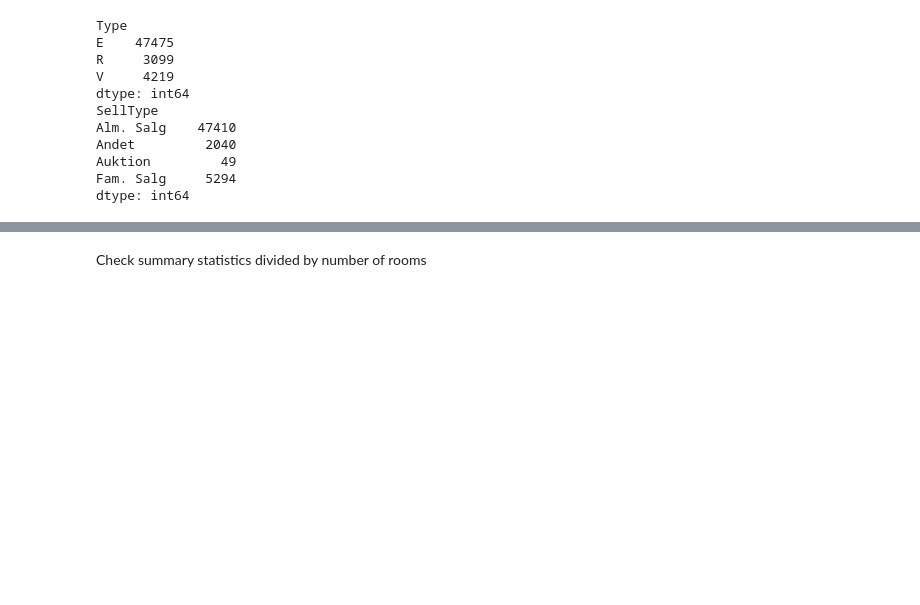
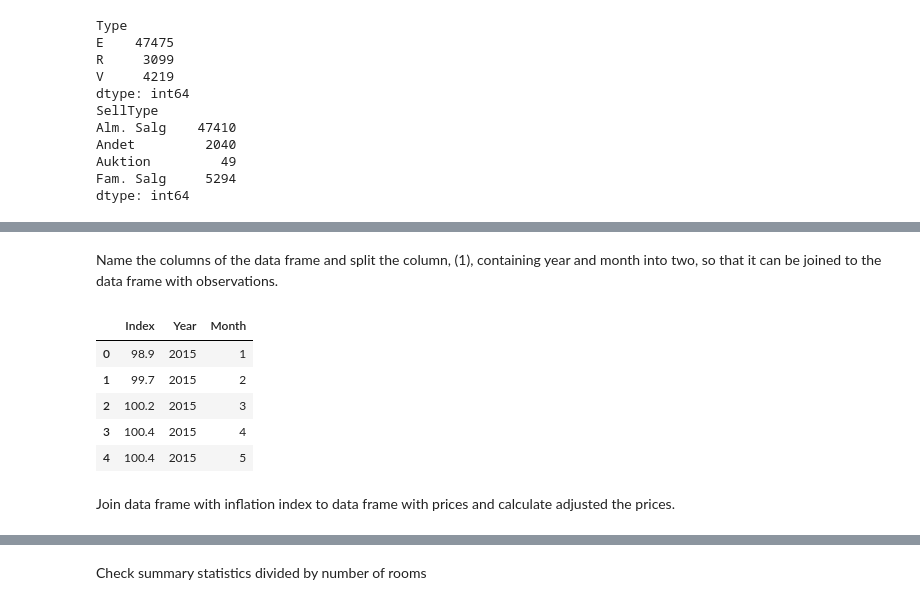
Before and after one commit to MartinJHallberg/BoligaData, a Jupyter notebook: BoligaAnalysis.ipynb, the cells around one changed output, grey strips where cells are left out. Cells and saved outputs as stored; diff of their text form; code cells hidden in the pictures; blank space fills up the shorter version.

```diff
--- a/BoligaAnalysis.ipynb
+++ b/BoligaAnalysis.ipynb
@@ -110,0 +142,21 @@ Postal code - discrete
+# %% [markdown]
+Name the columns of the data frame and split the column, (1), containing year and month into two, so that it can be joined to the data frame with observations.
+# %%
+df_inf.drop(0, axis = 1, inplace = True)
+
+df_inf.columns = ['YearMonth','Index']
+
+df_inf[['Year', 'Month']] = df_inf['YearMonth'].str.split('M', expand = True).astype(int)
+
+df_inf.drop('YearMonth', axis = 1, inplace = True)
+
+df_inf.head()
+# %% [output]
+|  | Index | Year | Month |
+| 0 | 98.9 | 2015 | 1 |
+| 1 | 99.7 | 2015 | 2 |
+| 2 | 100.2 | 2015 | 3 |
+| 3 | 100.4 | 2015 | 4 |
+| 4 | 100.4 | 2015 | 5 |
+# %% [markdown]
+Join data frame with inflation index to data frame with prices and calculate adjusted the prices.
```
Also changed, not shown: parts of 20 cells of this notebook.
